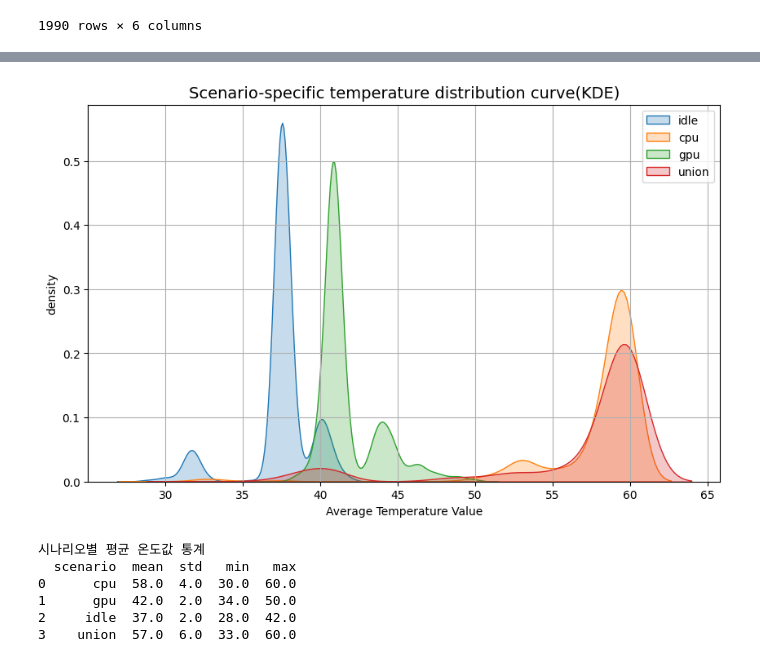
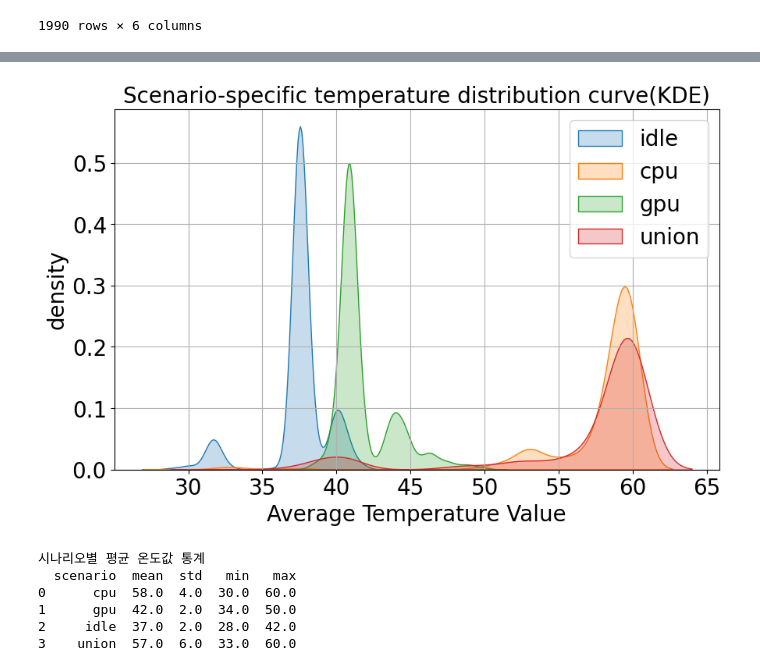
Before and after one commit to 2025-Capstone-Project/Data-Analysis, a Jupyter notebook: Analysis.ipynb, the cells around one changed output, grey strips where cells are left out. Cells and saved outputs as stored; diff of their text form; code cells hidden in the pictures.

```diff
--- a/Analysis.ipynb
+++ b/Analysis.ipynb
@@ -9,6 +9,7 @@ Mounted at /content/drive
 print("현재 작업 경로: ", os.getcwd())
 os.chdir("/content/drive/MyDrive")
 print("변경된 작업 경로: ", os.getcwd())
+_FONT_SIZE = 20
 # %% [output]
 현재 작업 경로:  /content
 변경된 작업 경로:  /content/drive/MyDrive
@@ -157,16 +255,18 @@ df.loc[df['scenario'] == 'cpu']
 # %%
 import seaborn as sns
 plt.figure(figsize=(10, 6))
 for scenario in scenarios:
     sns.kdeplot(df[df["scenario"] == scenario]["max"], label=scenario, fill=True)
-plt.title("Scenario-specific temperature distribution curve(KDE)", fontsize=14)
-plt.xlabel("Average Temperature Value")
-plt.ylabel("density")
-plt.legend()
+plt.title("Scenario-specific temperature distribution curve(KDE)", fontsize=_FONT_SIZE)
+plt.xlabel("Average Temperature Value", fontsize=_FONT_SIZE)
+plt.ylabel("density", fontsize=_FONT_SIZE)
+plt.legend(fontsize = _FONT_SIZE)
+plt.xticks(fontsize=_FONT_SIZE)
+plt.yticks(fontsize=_FONT_SIZE)
 plt.grid(True)
 plt.show()
 # %% [output]
-[figure, old version]
+[figure, new version]
 # %%
 # 시나리오별 통계 요약
 summary = df.groupby("scenario")["max"].agg(["mean", "std", "min", "max"]).reset_index()
```
Also changed, not shown: parts of 12 cells of this notebook.
